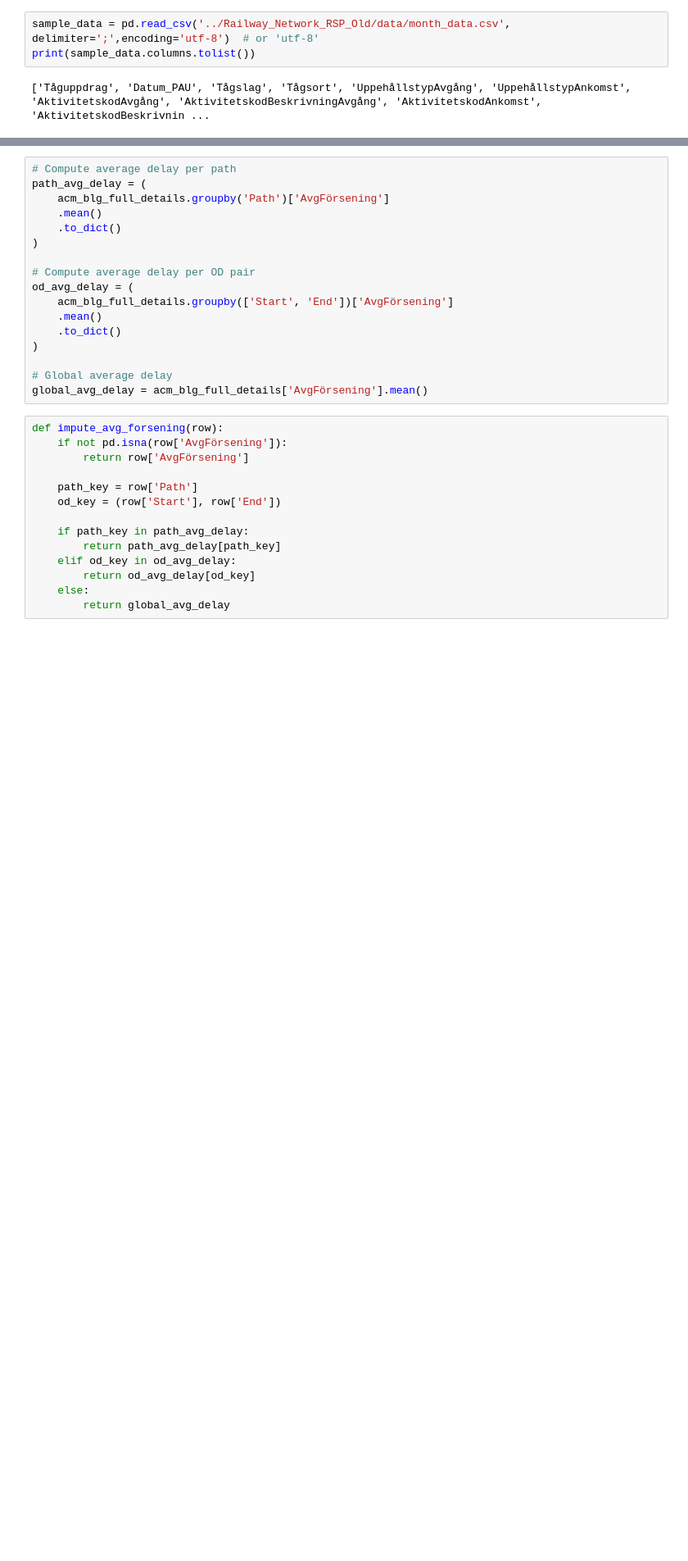
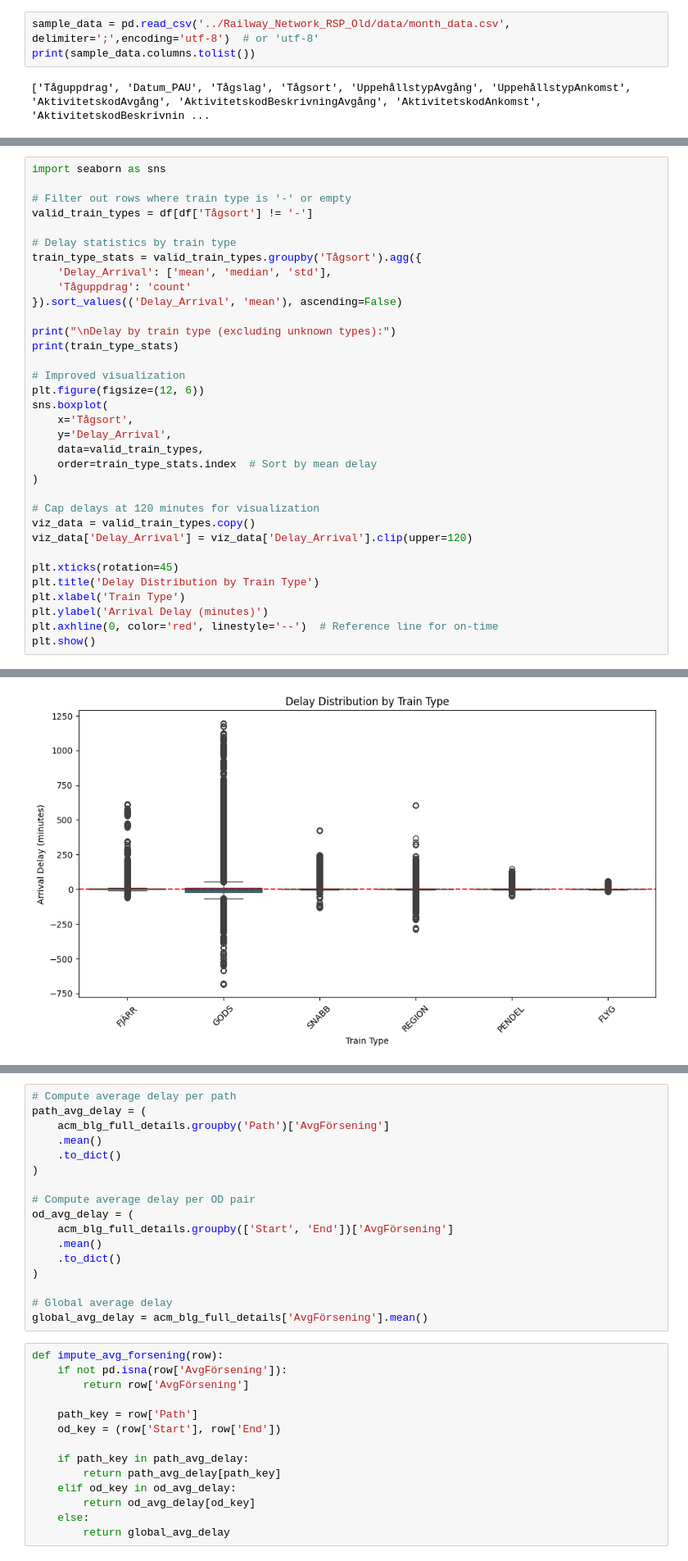
Before and after one commit to eranganana/Railway_Network_RSP, a Jupyter notebook: UniquePath.ipynb, the cells around one changed output, grey strips where cells are left out. Shown at 82% size. Drawn from its saved outputs; the diff is of its cells as text; blank space fills up the shorter version.

```diff
--- a/UniquePath.ipynb
+++ b/UniquePath.ipynb
@@ -38,0 +156,35 @@ print(journey_counts)
+# %%
+import seaborn as sns
+
+# Filter out rows where train type is '-' or empty
+valid_train_types = df[df['Tågsort'] != '-']
+
+# Delay statistics by train type
+train_type_stats = valid_train_types.groupby('Tågsort').agg({
+    'Delay_Arrival': ['mean', 'median', 'std'],
+    'Tåguppdrag': 'count'
+}).sort_values(('Delay_Arrival', 'mean'), ascending=False)
+
+print("\nDelay by train type (excluding unknown types):")
+print(train_type_stats)
+
+# Improved visualization
+plt.figure(figsize=(12, 6))
+sns.boxplot(
+    x='Tågsort',
+    y='Delay_Arrival',
+    data=valid_train_types,
+    order=train_type_stats.index  # Sort by mean delay
+)
+
+# Cap delays at 120 minutes for visualization
+viz_data = valid_train_types.copy()
+viz_data['Delay_Arrival'] = viz_data['Delay_Arrival'].clip(upper=120)
+
+plt.xticks(rotation=45)
+plt.title('Delay Distribution by Train Type')
+plt.xlabel('Train Type')
+plt.ylabel('Arrival Delay (minutes)')
+plt.axhline(0, color='red', linestyle='--')  # Reference line for on-time
+plt.show()
+# %% [output]
@@ -38,0 +201 @@ print(journey_counts)
+[figure, added]
```
Also changed, not shown: parts of 14 cells of this notebook, 10 other files.
